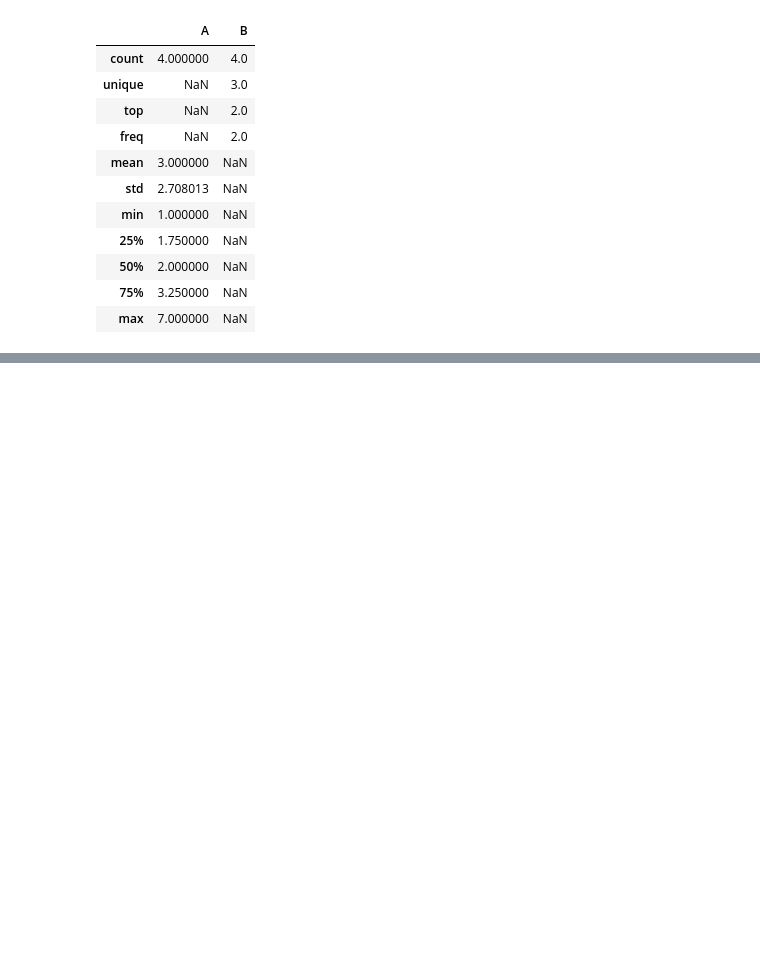
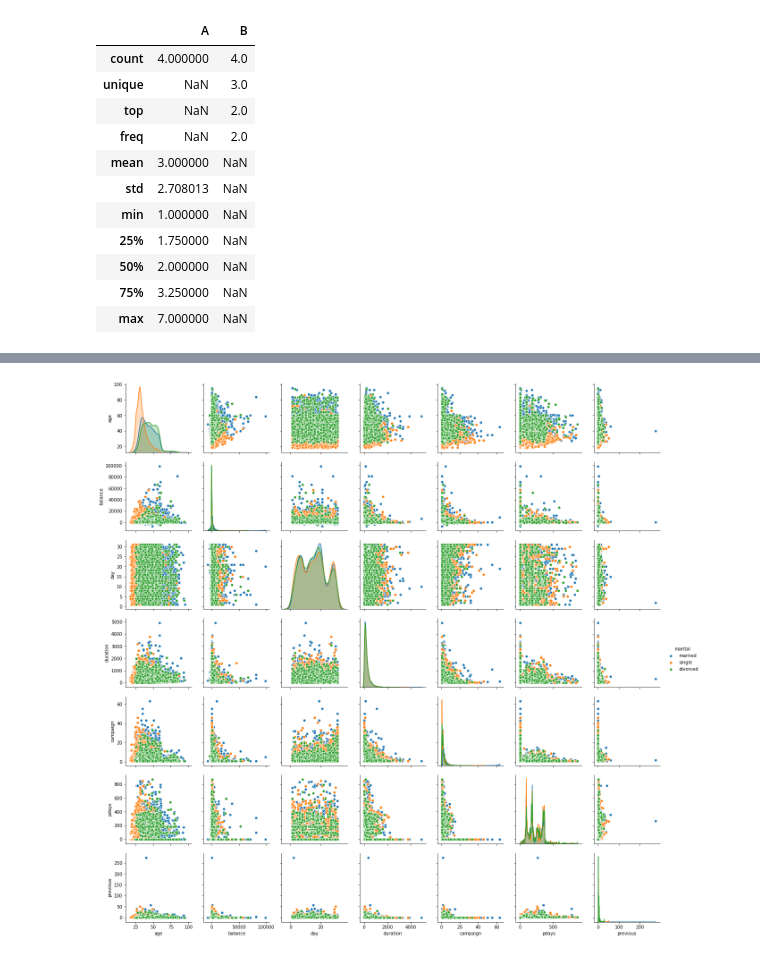
Before and after one commit to artemii-yanushevskyi/Data-Mining-Coursework, a Jupyter notebook: Data Mining Notes.ipynb, the cells around one changed output, grey strips where cells are left out. Cells and saved outputs as stored; diff of their text form; code cells hidden in the pictures; blank space fills up the shorter version.

Commit message:
work with visualisation

```diff
--- a/Data Mining Notes.ipynb
+++ b/Data Mining Notes.ipynb
@@ -19,9 +27,9 @@ df.head()
 # %% [markdown]
 # Convert attribute type to _categorical_
 # %%
-df = pd.DataFrame({"A": [1, 2, 2, 7]})
-df["B"] = df["A"].astype('category')
-display(df, df.describe(include='all'))
+df_test = pd.DataFrame({"A": [1, 2, 2, 7]})
+df_test["B"] = df_test["A"].astype('category')
+display(df_test, df_test.describe(include='all'))
 # %% [output]
 |  | A | B |
 | 0 | 1 | 1 |
@@ -40,3 +48,15 @@ display(df, df.describe(include='all'))
 | 50% | 2.000000 | NaN |
 | 75% | 3.250000 | NaN |
 | max | 7.000000 | NaN |
+# %%
+# convert attribute values with type "object" to regular strings
+objects_df = df.select_dtypes([object]) # select only atributes of object type
+stack_df = objects_df.stack()
+decoded_stack_df = stack_df.str.decode('utf-8')
+decoded_objects_df = decoded_stack_df.unstack()
+
+# replace in df
+for col in decoded_objects_df.columns:
+    df[col] = decoded_objects_df[col]
+
+df.head()
@@ -42,0 +182,4 @@ display(df, df.describe(include='all'))
+# %%
+sns.pairplot(df, hue='marital');
+# %% [output]
+[figure, added]
```
Also changed, not shown: parts of 14 cells of this notebook.
